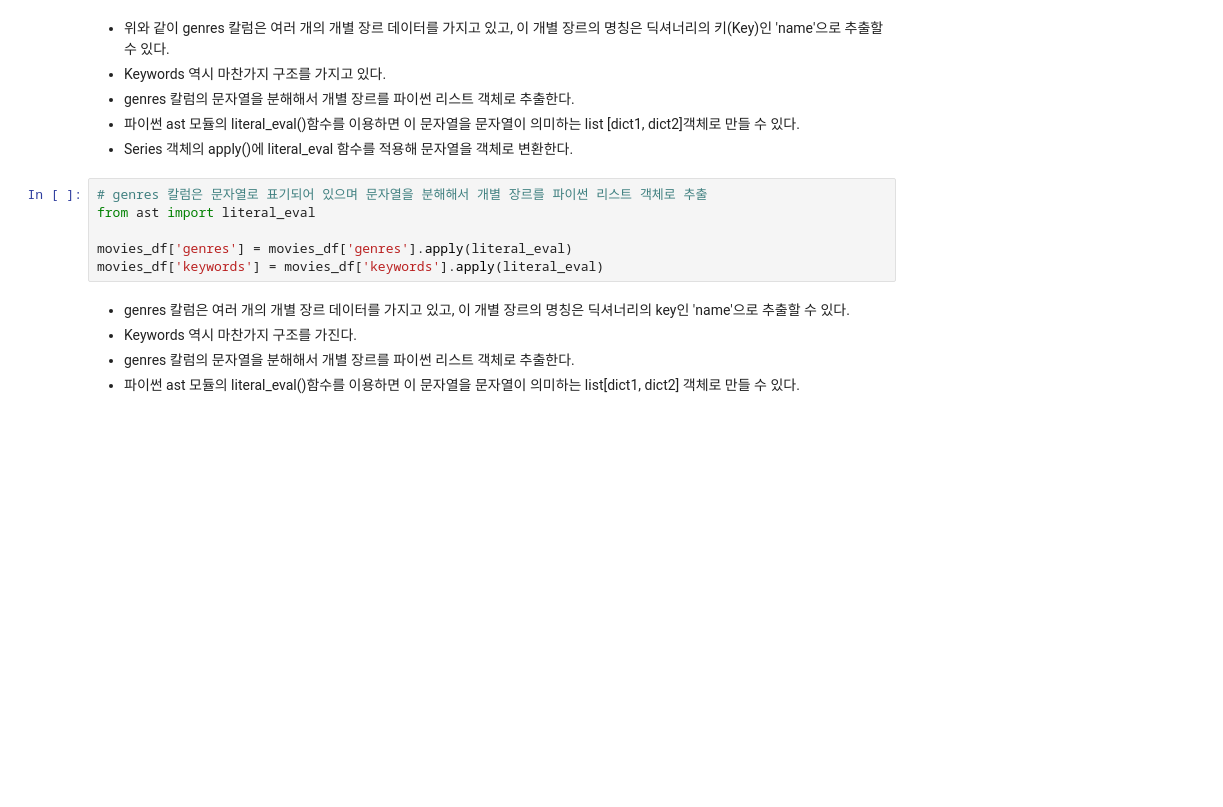
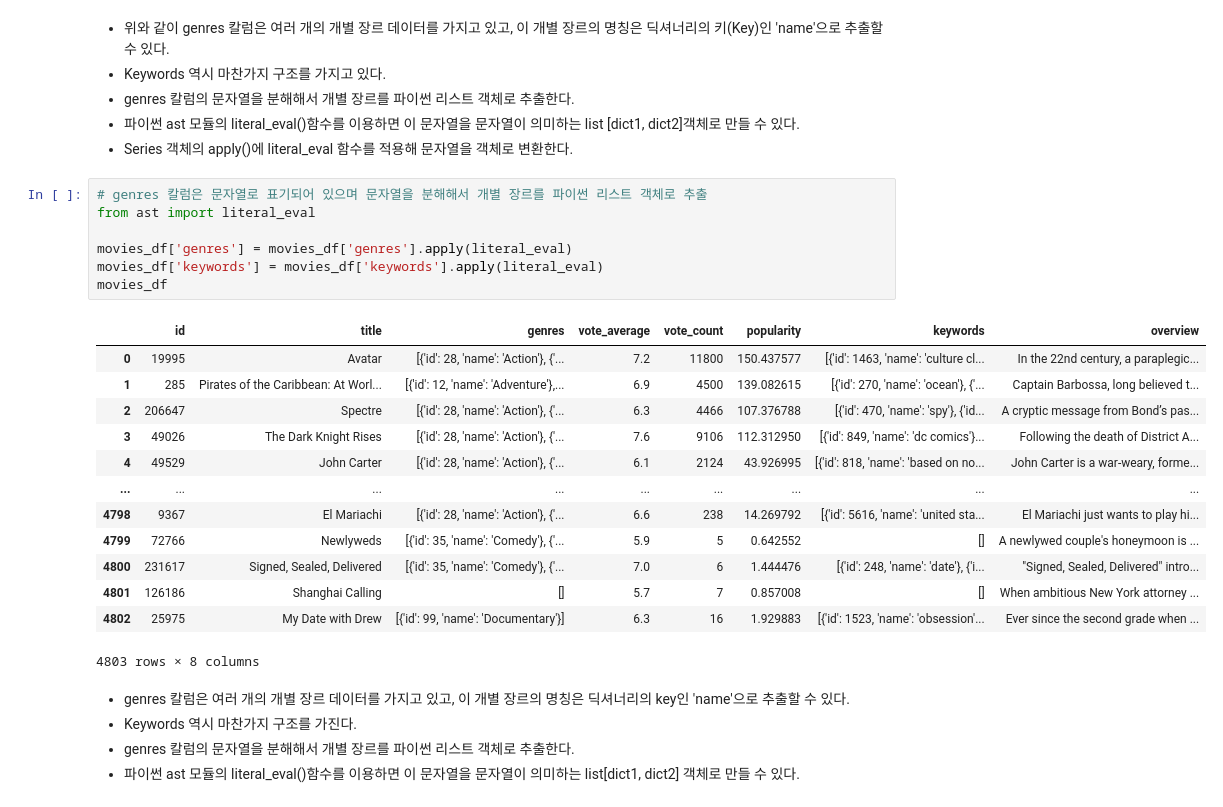
Before and after one commit to kkyxxn/curriculum, a Jupyter notebook: m8_머신러닝적용/ML_추천_콘텐츠기반.ipynb, the cells around one changed output. Drawn from its saved outputs; the diff is of its cells as text; blank space fills up the shorter version.

```diff
--- a/m8_머신러닝적용/ML_추천_콘텐츠기반.ipynb
+++ b/m8_머신러닝적용/ML_추천_콘텐츠기반.ipynb
@@ -53,9 +56,24 @@ movies_df[['genres','keywords']][:1]
 # %%
 # genres 칼럼은 문자열로 표기되어 있으며 문자열을 분해해서 개별 장르를 파이썬 리스트 객체로 추출
 from ast import literal_eval
 
 movies_df['genres'] = movies_df['genres'].apply(literal_eval)
 movies_df['keywords'] = movies_df['keywords'].apply(literal_eval)
+movies_df
+# %% [output]
+|  | id | title | genres | vote_average | vote_count | popularity | keywords | overview |
+| 0 | 19995 | Avatar | [{'id': 28, 'name': 'Action'}, {'... | 7.2 | 11800 | 150.437577 | [{'id': 1463, 'name': 'culture cl... | In the 22nd century, a paraplegic... |
+| 1 | 285 | Pirates of the Caribbean: At Worl... | [{'id': 12, 'name': 'Adventure'},... | 6.9 | 4500 | 139.082615 | [{'id': 270, 'name': 'ocean'}, {'... | Captain Barbossa, long believed t... |
+| 2 | 206647 | Spectre | [{'id': 28, 'name': 'Action'}, {'... | 6.3 | 4466 | 107.376788 | [{'id': 470, 'name': 'spy'}, {'id... | A cryptic message from Bond’s pas... |
+| 3 | 49026 | The Dark Knight Rises | [{'id': 28, 'name': 'Action'}, {'... | 7.6 | 9106 | 112.312950 | [{'id': 849, 'name': 'dc comics'}... | Following the death of District A... |
+| 4 | 49529 | John Carter | [{'id': 28, 'name': 'Action'}, {'... | 6.1 | 2124 | 43.926995 | [{'id': 818, 'name': 'based on no... | John Carter is a war-weary, forme... |
+| ... | ... | ... | ... | ... | ... | ... | ... | ... |
+| 4798 | 9367 | El Mariachi | [{'id': 28, 'name': 'Action'}, {'... | 6.6 | 238 | 14.269792 | [{'id': 5616, 'name': 'united sta... | El Mariachi just wants to play hi... |
+| 4799 | 72766 | Newlyweds | [{'id': 35, 'name': 'Comedy'}, {'... | 5.9 | 5 | 0.642552 | [] | A newlywed couple's honeymoon is ... |
+| 4800 | 231617 | Signed, Sealed, Delivered | [{'id': 35, 'name': 'Comedy'}, {'... | 7.0 | 6 | 1.444476 | [{'id': 248, 'name': 'date'}, {'i... | "Signed, Sealed, Delivered" intro... |
+| 4801 | 126186 | Shanghai Calling | [] | 5.7 | 7 | 0.857008 | [] | When ambitious New York attorney ... |
+| 4802 | 25975 | My Date with Drew | [{'id': 99, 'name': 'Documentary'}] | 6.3 | 16 | 1.929883 | [{'id': 1523, 'name': 'obsession'... | Ever since the second grade when ... |
+4803 rows × 8 columns
 # %% [markdown]
 - genres 칼럼은 여러 개의 개별 장르 데이터를 가지고 있고, 이 개별 장르의 명칭은 딕셔너리의 key인 'name'으로 추출할 수 있다.
 - Keywords 역시 마찬가지 구조를 가진다.
```
Also changed, not shown: parts of 17 cells of this notebook, 3 other files.
